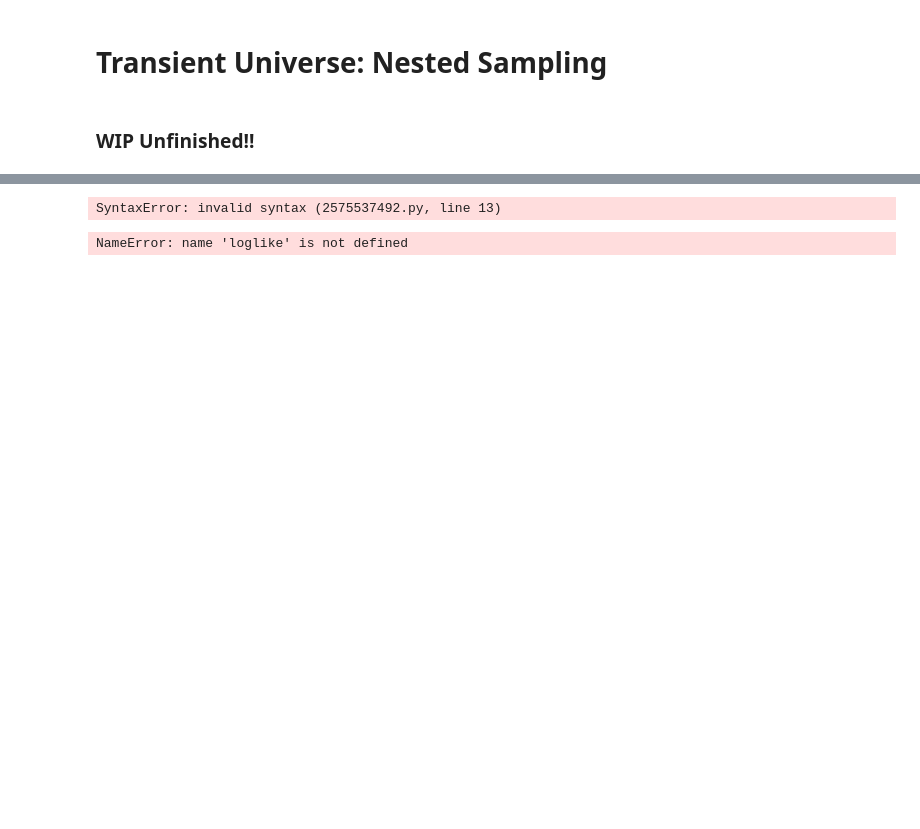
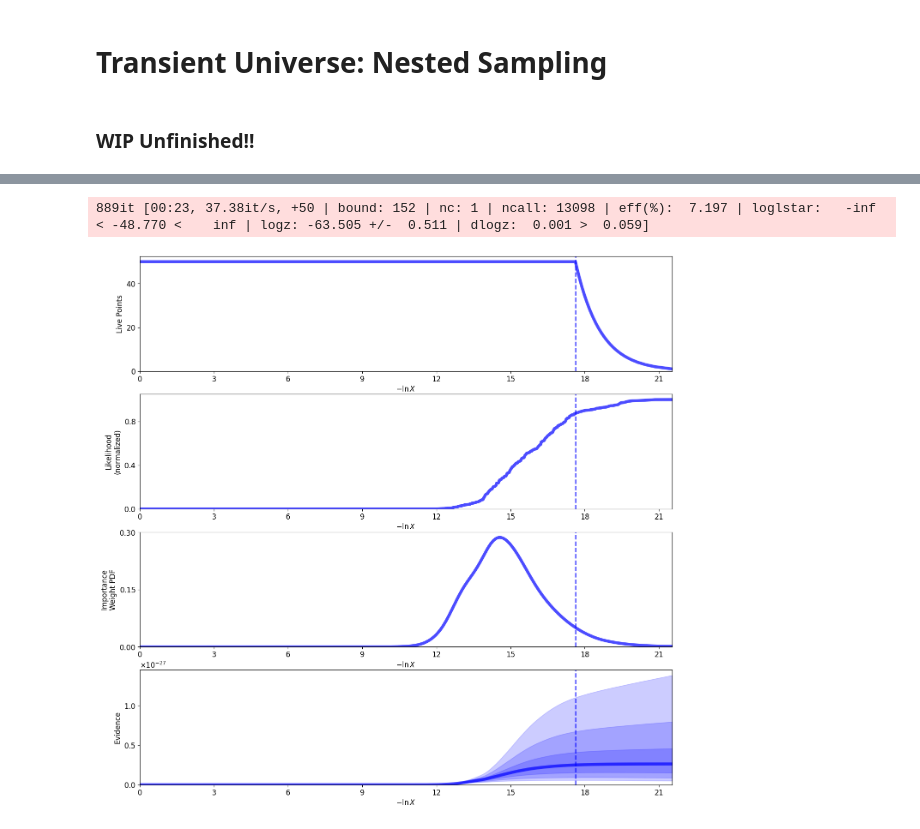
Before and after one commit to olli-e-benji/Astrostatistics-and-Machine-Learning-2023, a Jupyter notebook: working/L12_TransientUniverseNested.ipynb, the cells around one changed output, grey strips where cells are left out. Drawn from its saved outputs; the diff is of its cells as text; code cells hidden in the pictures; blank space fills up the shorter version.

```diff
--- a/working/L12_TransientUniverseNested.ipynb
+++ b/working/L12_TransientUniverseNested.ipynb
@@ -59,19 +62,27 @@ def loglike(theta, data, model):
     return logL
 
 
-def logprior(theta, model):
-    #Priors initialization
+def priors(theta, model):
+    #Priors boundaries
     t0min, t0max = 0, 100
     Amin, Amax = 0, 50
     bmin, bmax = 0, 50
     alphamin, alphamax = np.exp(-5), np.exp(5)
     sigmamin, sigmamax = np.exp(-2), np.exp(2)
 
+    #Accessing indexes, copying input array
+    prior = np.array(theta)
 
-    if model == 'burst_model':
-        A, b, t0, alpha = theta
+    prior[0] = stats.uniform(loc=Amin, scale=Amax-Amin).ppf(theta[0])
+    prior[1] = stats.uniform(loc=bmin, scale=bmax-bmin).ppf(theta[1])
+    prior[2] = stats.uniform(loc=t0min, scale=t0max-t0min).ppf(theta[2])
 
-    elif model == 'gauss_model':
-        A, b, t0, sigma = theta
+
+    #Prior on last parameter is dependent on model selection
+    if str(model) == 'burst_model':
+        prior[3] = stats.loguniform.ppf(theta[3], alphamin, alphamax)
+
+    elif str(model) == 'gauss_model':
+        prior[3] = stats.loguniform.ppf(theta[3], sigmamin, sigmamax)
+
+    return prior
-# %% [output]
-SyntaxError: invalid syntax (2575537492.py, line 13)
@@ -80,5 +88,0 @@ ndim = 4
-# %%
-#Burst
-sampler = dynesty.NestedSampler(loglikelihood(theta, data, model=burst_model), ptform, ndim)
-# %% [output]
-NameError: name 'loglike' is not defined
@@ -89,0 +89,13 @@ sresults = sampler.results
+# %%
+#Burst model
+ndim = 4
+sampler = dynesty.NestedSampler(loglike, priors, ndim, logl_args=[data, burst_model], ptform_args=[burst_model], nlive=50)
+sampler.run_nested()
+result = sampler.results
+# %% [output]
+889it [00:23, 37.38it/s, +50 | bound: 152 | nc: 1 | ncall: 13098 | eff(%):  7.197 | loglstar:   -inf < -48.770 <    inf | logz: -63.505 +/-  0.511 | dlogz:  0.001 >  0.059]
+# %%
+#Summary plots
+s_fig, s_axes = dyplot.runplot(result)
+# %% [output]
+[figure, added]
```
Also changed, not shown: parts of 7 cells of this notebook.
